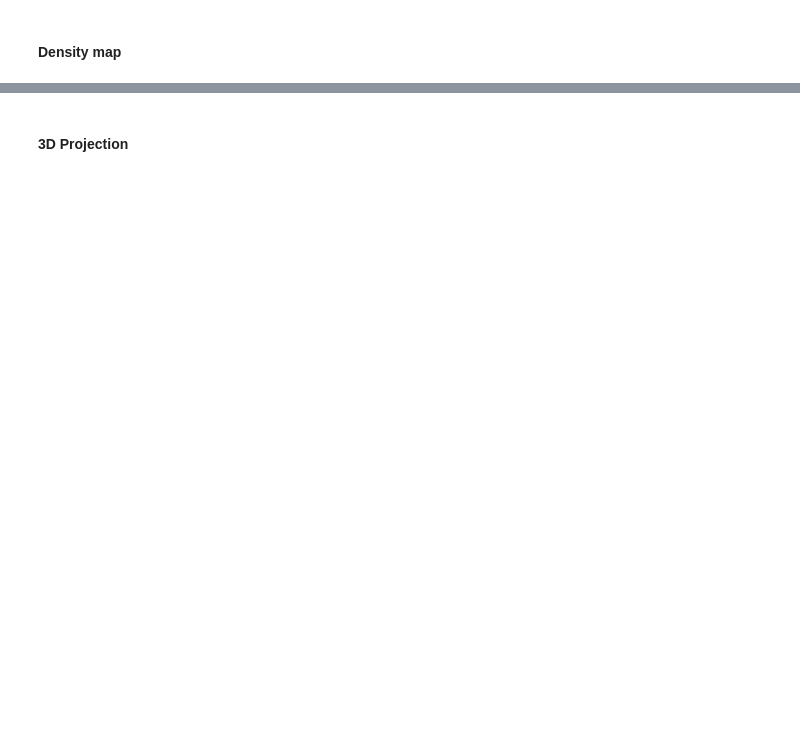
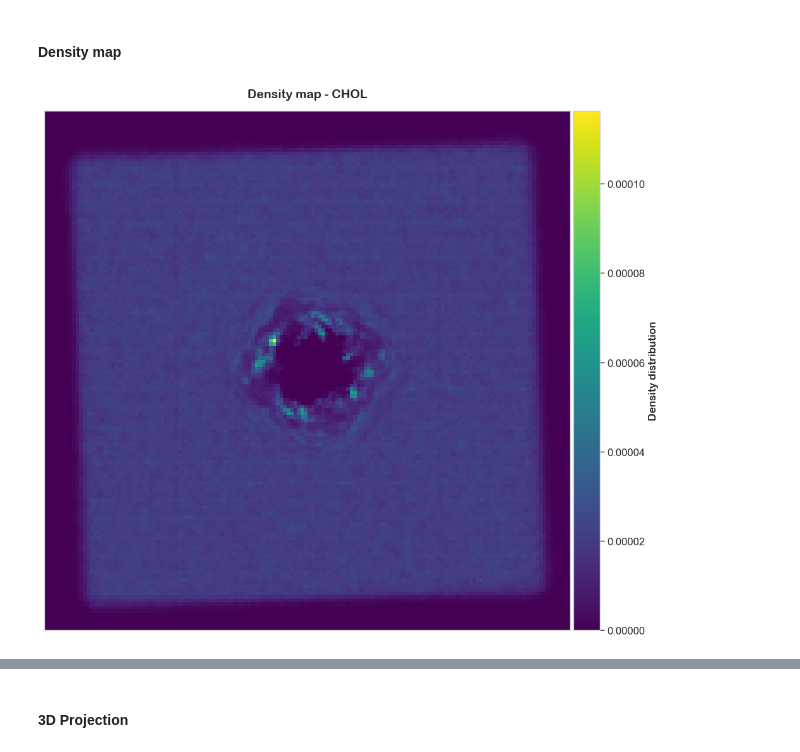
Before and after one commit to ProLint/prolint2, a Jupyter notebook: docs/notebooks/06_Generating_Plots.ipynb, the cells around one changed output, grey strips where cells are left out. Drawn from its saved outputs; the diff is of its cells as text; code cells hidden in the pictures; blank space fills up the shorter version.

```diff
--- a/docs/notebooks/06_Generating_Plots.ipynb
+++ b/docs/notebooks/06_Generating_Plots.ipynb
@@ -40,8 +45,10 @@ mean_contacts = metric_instance.compute()
 # %% [markdown]
 #### Density map
 # %%
-# from prolint2.plotting.plotting import DensityMap
+from prolint2.plotting import DensityMap
 
-# Dens = DensityMap(u, fig_size=(10, 10))
-# Dens.save_plot(lipid_type='CHOL', interpolation='nearest', cmap='viridis')
+Dens = DensityMap(u, fig_size=(10, 10))
+Dens.create_plot(lipid_type='CHOL', interpolation='nearest', cmap='viridis')
+# %% [output]
+[figure, added]
 # %%
```
Also changed, not shown: parts of 37 cells of this notebook, 2 other files.
